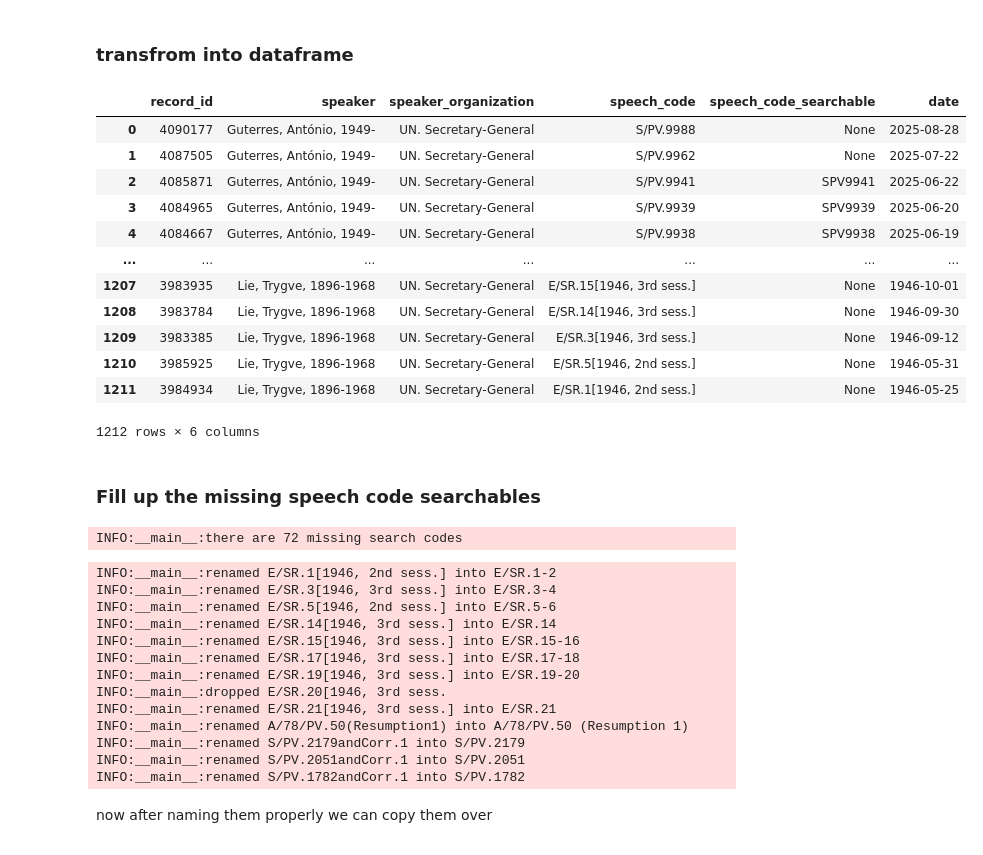
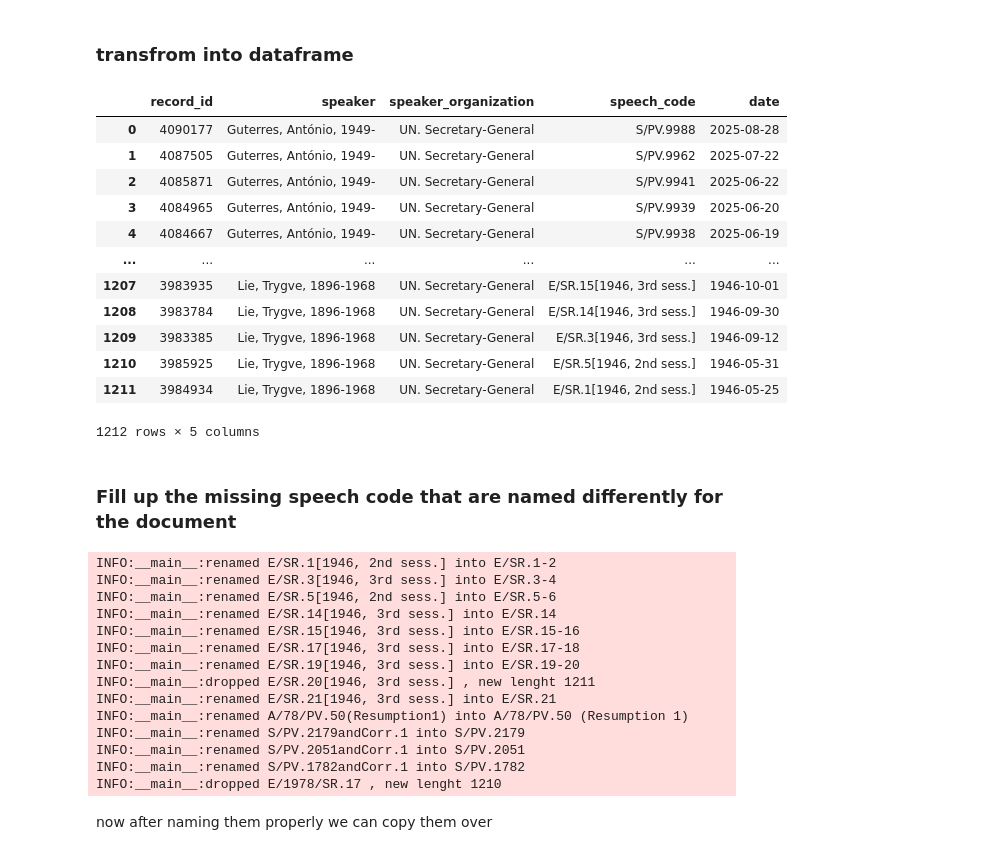
Before and after one commit to JakobOnTheShore/PDS_UNSG_text_corpus, a Jupyter notebook: 01_preprocess_speech_search.ipynb, the cells around one changed output. Cells and saved outputs as stored; diff of their text form; code cells hidden in the pictures.

Commit message:
update scrape and download of data

```diff
--- a/01_preprocess_speech_search.ipynb
+++ b/01_preprocess_speech_search.ipynb
@@ -18,7 +22,7 @@ logging.basicConfig(level=logging.INFO)
 # %% [markdown]
 ### load data
 # %%
-tree = ET.parse('data/all_SG_speeches_search.xml')
+tree = ET.parse(f'{data_dir}all_SG_speeches_search.xml')
 root = tree.getroot()
 # %%
 root.tag
@@ -41,7 +45,7 @@ for record in root.findall('nmsp:record', namespace):
     # doc_type = field.find("nmsp:subfield[@code='a']", namespace)
     field = record.find("nmsp:datafield[@tag='791']", namespace)
     speech_code = field.find("nmsp:subfield[@code='a']", namespace)
-    speech_code_searchable = field.find("nmsp:subfield[@code='q']", namespace)
+    # speech_code_searchable = field.find("nmsp:subfield[@code='q']", namespace)
     field = record.find("nmsp:datafield[@tag='992']", namespace)
     date = field.find("nmsp:subfield[@code='a']", namespace)
     data.append([record_id.text,
@@ -49,36 +53,34 @@ for record in root.findall('nmsp:record', namespace):
                  speaker_organization.text,
                 #  doc_type.text,
                  speech_code.text,
-                 speech_code_searchable.text if speech_code_searchable is not None else None,
+                #  speech_code_searchable.text if speech_code_searchable is not None else None,
                  date.text])
 # %%
-records = pd.DataFrame(data, columns=['record_id', 'speaker', 'speaker_organization', 'speech_code', 'speech_code_searchable', 'date'])
+records = pd.DataFrame(data, columns=['record_id', 'speaker', 'speaker_organization', 'speech_code', 'date'])
 records_len = len(records)
 records
 # %% [output]
-|  | record_id | speaker | speaker_organization | speech_code | speech_code_searchable | date |
-| 0 | 4090177 | Guterres, António, 1949- | UN. Secretary-General | S/PV.9988 | None | 2025-08-28 |
-| 1 | 4087505 | Guterres, António, 1949- | UN. Secretary-General | S/PV.9962 | None | 2025-07-22 |
-| 2 | 4085871 | Guterres, António, 1949- | UN. Secretary-General | S/PV.9941 | SPV9941 | 2025-06-22 |
-| 3 | 4084965 | Guterres, António, 1949- | UN. Secretary-General | S/PV.9939 | SPV9939 | 2025-06-20 |
-| 4 | 4084667 | Guterres, António, 1949- | UN. Secretary-General | S/PV.9938 | SPV9938 | 2025-06-19 |
-| ... | ... | ... | ... | ... | ... | ... |
-| 1207 | 3983935 | Lie, Trygve, 1896-1968 | UN. Secretary-General | E/SR.15[1946, 3rd sess.] | None | 1946-10-01 |
-| 1208 | 3983784 | Lie, Trygve, 1896-1968 | UN. Secretary-General | E/SR.14[1946, 3rd sess.] | None | 1946-09-30 |
-| 1209 | 3983385 | Lie, Trygve, 1896-1968 | UN. Secretary-General | E/SR.3[1946, 3rd sess.] | None | 1946-09-12 |
-| 1210 | 3985925 | Lie, Trygve, 1896-1968 | UN. Secretary-General | E/SR.5[1946, 2nd sess.] | None | 1946-05-31 |
-| 1211 | 3984934 | Lie, Trygve, 1896-1968 | UN. Secretary-General | E/SR.1[1946, 2nd sess.] | None | 1946-05-25 |
+|  | record_id | speaker | speaker_organization | speech_code | date |
+| 0 | 4090177 | Guterres, António, 1949- | UN. Secretary-General | S/PV.9988 | 2025-08-28 |
+| 1 | 4087505 | Guterres, António, 1949- | UN. Secretary-General | S/PV.9962 | 2025-07-22 |
+| 2 | 4085871 | Guterres, António, 1949- | UN. Secretary-General | S/PV.9941 | 2025-06-22 |
+| 3 | 4084965 | Guterres, António, 1949- | UN. Secretary-General | S/PV.9939 | 2025-06-20 |
+| 4 | 4084667 | Guterres, António, 1949- | UN. Secretary-General | S/PV.9938 | 2025-06-19 |
+| ... | ... | ... | ... | ... | ... |
+| 1207 | 3983935 | Lie, Trygve, 1896-1968 | UN. Secretary-General | E/SR.15[1946, 3rd sess.] | 1946-10-01 |
+| 1208 | 3983784 | Lie, Trygve, 1896-1968 | UN. Secretary-General | E/SR.14[1946, 3rd sess.] | 1946-09-30 |
+| 1209 | 3983385 | Lie, Trygve, 1896-1968 | UN. Secretary-General | E/SR.3[1946, 3rd sess.] | 1946-09-12 |
+| 1210 | 3985925 | Lie, Trygve, 1896-1968 | UN. Secretary-General | E/SR.5[1946, 2nd sess.] | 1946-05-31 |
+| 1211 | 3984934 | Lie, Trygve, 1896-1968 | UN. Secretary-General | E/SR.1[1946, 2nd sess.] | 1946-05-25 |
-1212 rows × 6 columns
+1212 rows × 5 columns
 # %%
 # for row in records.itertuples():
 #     if '[' in row.speech_code:
 #         log.info(row.speech_code)
 # %% [markdown]
-### Fill up the missing speech code searchables
+### Fill up the missing speech code that are named differently for the document
 # %%
-log.info(f"there are {len(records[records.speech_code_searchable.isna()])} missing search codes")
+# log.info(f"there are {len(records[records.speech_code_searchable.isna()])} missing search codes")
-# %% [output]
-INFO:__main__:there are 72 missing search codes
 # %%
 renaming_list = [
     # the old E series under Trygve Lie is grouped into documents and therfore named a bit differently
@@ -110,7 +112,7 @@ for ren in renaming_list:
         log.info(f"renamed {ren['old_code']} into {ren['new_code']}")
     elif 'remove' in ren:
         records = records[records.speech_code != ren['old_code']].copy()
-        log.info(f"dropped {ren['old_code']}")
+        log.info(f"dropped {ren['old_code']} , new lenght {len(records)}")
     else:
         log.warning(f"no action performed on {ren['old_code']}")
 records.reset_index(inplace=True, drop=True)
@@ -122,12 +124,13 @@ INFO:__main__:renamed E/SR.14[1946, 3rd sess.] into E/SR.14
 INFO:__main__:renamed E/SR.15[1946, 3rd sess.] into E/SR.15-16
 INFO:__main__:renamed E/SR.17[1946, 3rd sess.] into E/SR.17-18
 INFO:__main__:renamed E/SR.19[1946, 3rd sess.] into E/SR.19-20
-INFO:__main__:dropped E/SR.20[1946, 3rd sess.
+INFO:__main__:dropped E/SR.20[1946, 3rd sess.] , new lenght 1211
 INFO:__main__:renamed E/SR.21[1946, 3rd sess.] into E/SR.21
 INFO:__main__:renamed A/78/PV.50(Resumption1) into A/78/PV.50 (Resumption 1)
 INFO:__main__:renamed S/PV.2179andCorr.1 into S/PV.2179
 INFO:__main__:renamed S/PV.2051andCorr.1 into S/PV.2051
 INFO:__main__:renamed S/PV.1782andCorr.1 into S/PV.1782
+INFO:__main__:dropped E/1978/SR.17 , new lenght 1210
 # %% [markdown]
 now after naming them properly we can copy them over
 # %%
```
Also changed, not shown: parts of 12 cells of this notebook, 48 other files.
